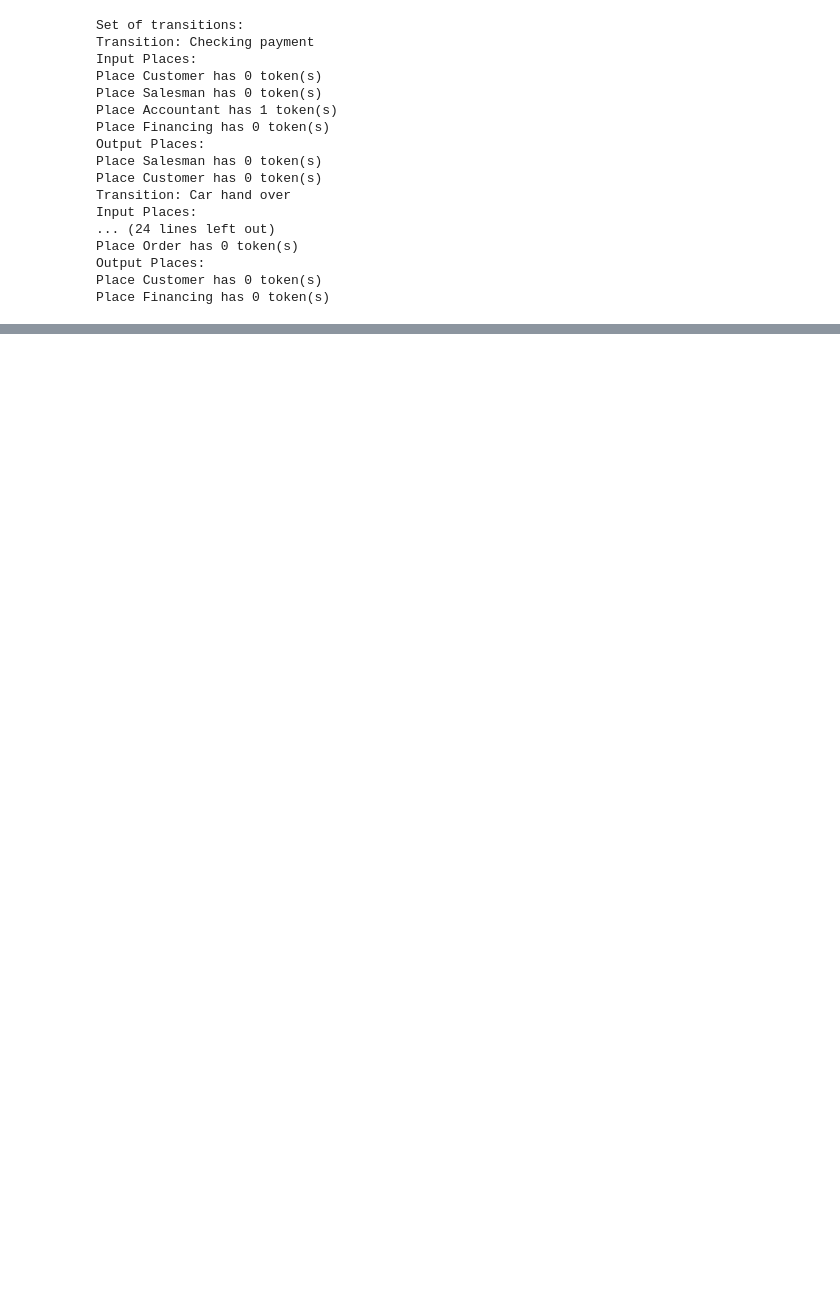
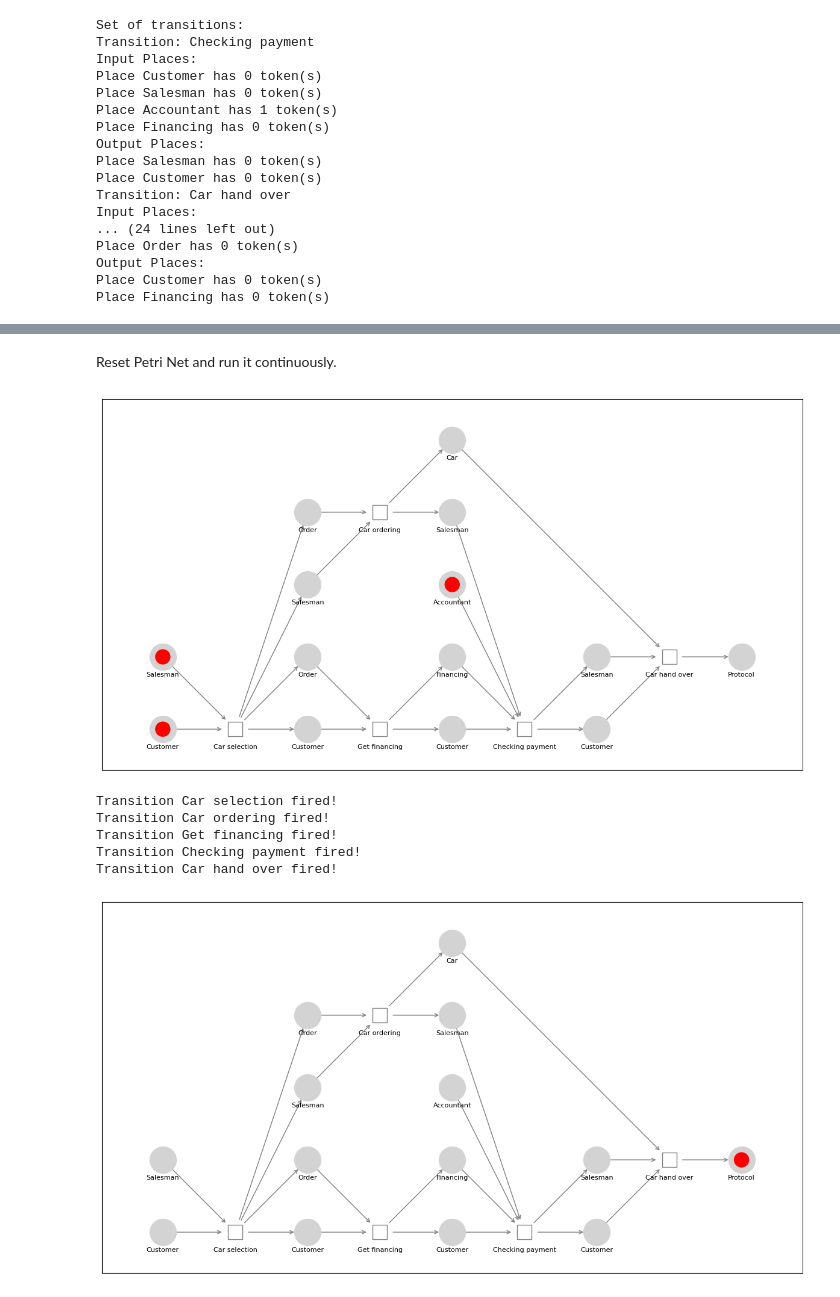
Before and after one commit to ivondrak/PetriNet, a Jupyter notebook: car_sale.ipynb, the cells around one changed output, grey strips where cells are left out. Drawn from its saved outputs; the diff is of its cells as text; code cells hidden in the pictures; blank space fills up the shorter version.

Commit message:
Petri Net graph improved

```diff
--- a/car_sale.ipynb
+++ b/car_sale.ipynb
@@ -152,2 +152,20 @@ This is actual result in BPStudio application
 
 ![Process Diagram](PN2.png)
+# %% [markdown]
+Reset Petri Net and run it continuously.
+# %%
+pn.reset()
+
+p00.add_token()
+p10.add_token()
+p40.add_token()
+
+pn.run(show_state)
+# %% [output]
+[figure, added]
+Transition Car selection fired!
+Transition Car ordering fired!
+Transition Get financing fired!
+Transition Checking payment fired!
+Transition Car hand over fired!
+[figure, added]
```
Also changed, not shown: parts of 8 cells of this notebook, 4 other files.
